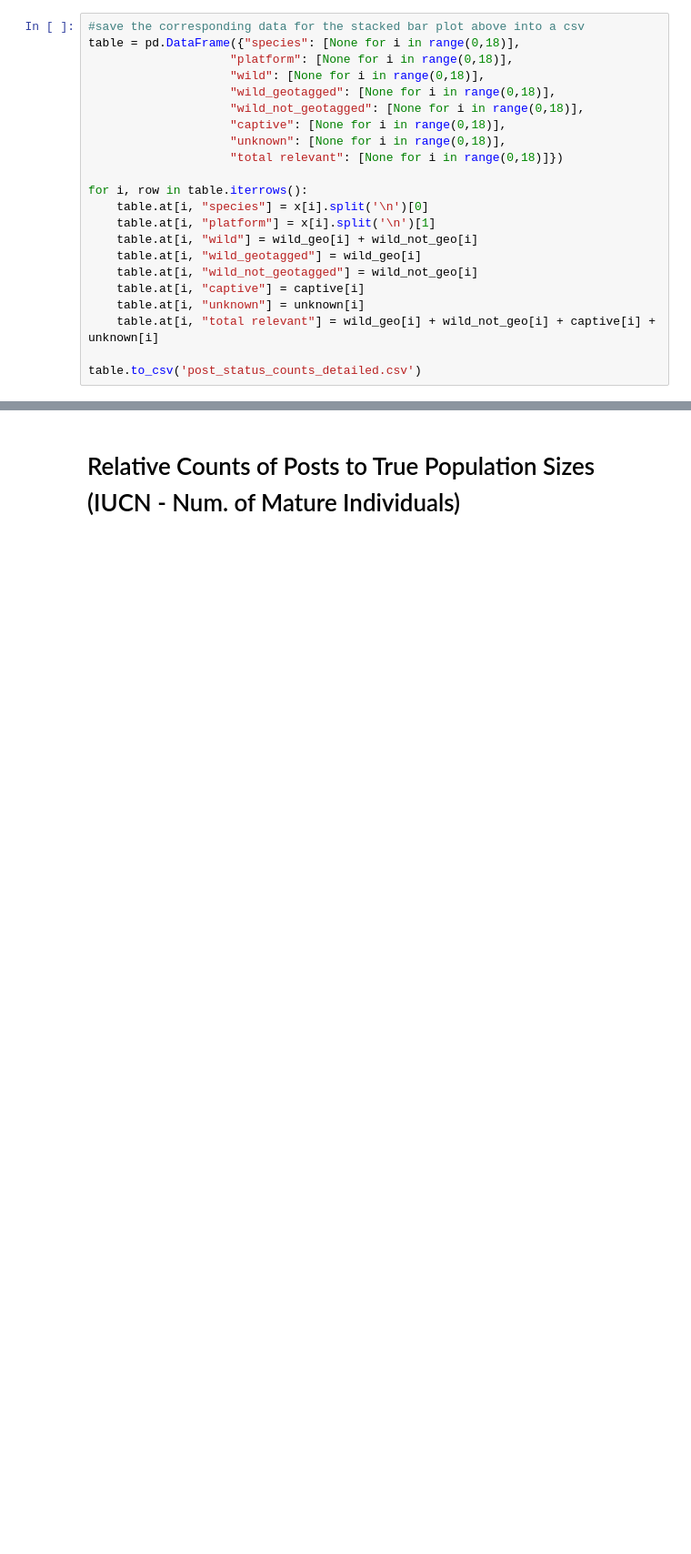
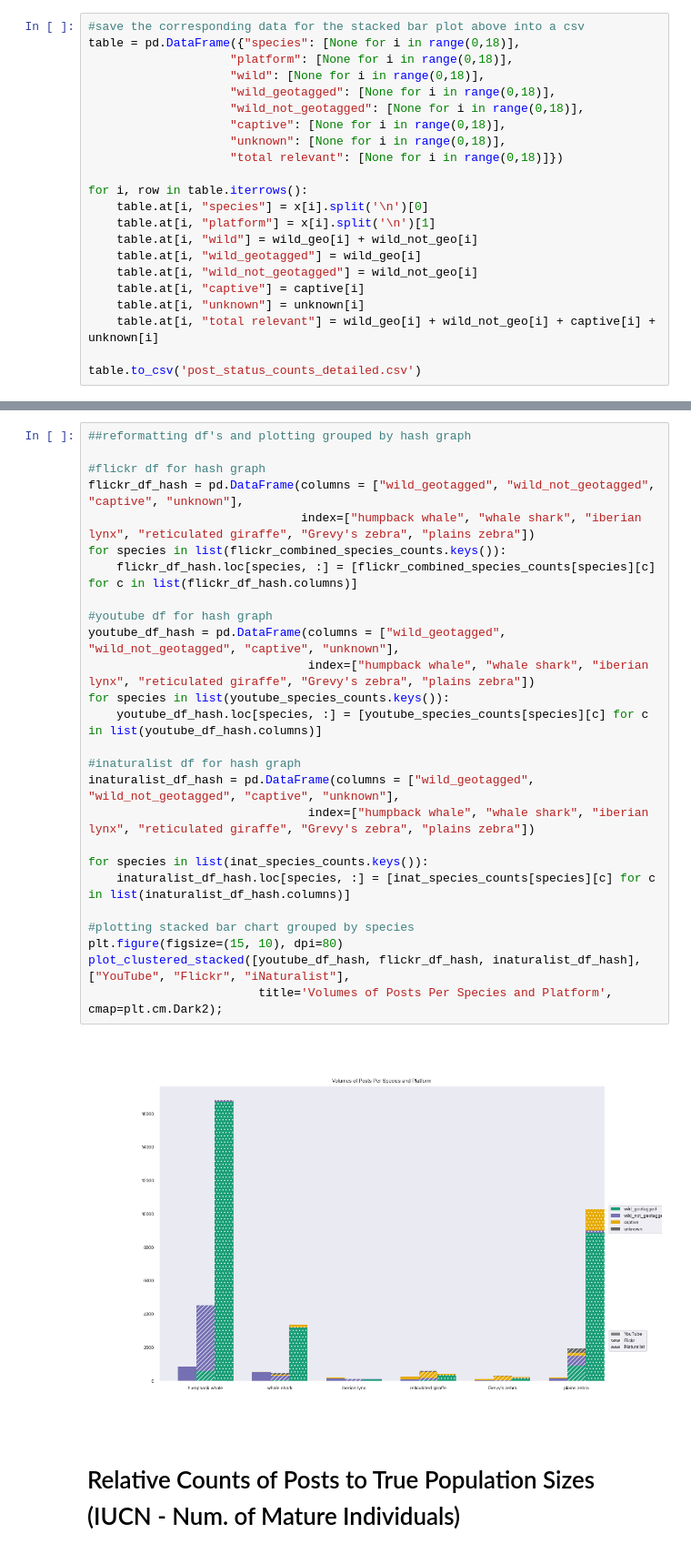
Before and after one commit to CompBioUIC/WildbookSocial, a Jupyter notebook: analysis/bar_plots_volume_metrics.ipynb, the cells around one changed output, grey strips where cells are left out. Shown at 91% size. Drawn from its saved outputs; the diff is of its cells as text; blank space fills up the shorter version.

```diff
--- a/analysis/bar_plots_volume_metrics.ipynb
+++ b/analysis/bar_plots_volume_metrics.ipynb
@@ -602,3 +655,31 @@ table.to_csv('post_status_counts_detailed.csv')
+# %%
+##reformatting df's and plotting grouped by hash graph
+
+#flickr df for hash graph
+flickr_df_hash = pd.DataFrame(columns = ["wild_geotagged", "wild_not_geotagged", "captive", "unknown"],
+                              index=["humpback whale", "whale shark", "iberian lynx", "reticulated giraffe", "Grevy's zebra", "plains zebra"])
+for species in list(flickr_combined_species_counts.keys()):
+    flickr_df_hash.loc[species, :] = [flickr_combined_species_counts[species][c] for c in list(flickr_df_hash.columns)]
+
+#youtube df for hash graph
+youtube_df_hash = pd.DataFrame(columns = ["wild_geotagged", "wild_not_geotagged", "captive", "unknown"],
+                               index=["humpback whale", "whale shark", "iberian lynx", "reticulated giraffe", "Grevy's zebra", "plains zebra"])
+for species in list(youtube_species_counts.keys()):
+    youtube_df_hash.loc[species, :] = [youtube_species_counts[species][c] for c in list(youtube_df_hash.columns)]
+
+#inaturalist df for hash graph
+inaturalist_df_hash = pd.DataFrame(columns = ["wild_geotagged", "wild_not_geotagged", "captive", "unknown"],
+                               index=["humpback whale", "whale shark", "iberian lynx", "reticulated giraffe", "Grevy's zebra", "plains zebra"])
+
+for species in list(inat_species_counts.keys()):
+    inaturalist_df_hash.loc[species, :] = [inat_species_counts[species][c] for c in list(inaturalist_df_hash.columns)]
+
+#plotting stacked bar chart grouped by species
+plt.figure(figsize=(15, 10), dpi=80)
+plot_clustered_stacked([youtube_df_hash, flickr_df_hash, inaturalist_df_hash],["YouTube", "Flickr", "iNaturalist"],
+                        title='Volumes of Posts Per Species and Platform', cmap=plt.cm.Dark2);
+# %% [output]
+[figure, added]
 # %% [markdown]
 # Relative Counts of Posts to True Population Sizes (IUCN - Num. of Mature Individuals)
 # %%
```
Also changed, not shown: parts of 11 cells of this notebook, 10 other files.
